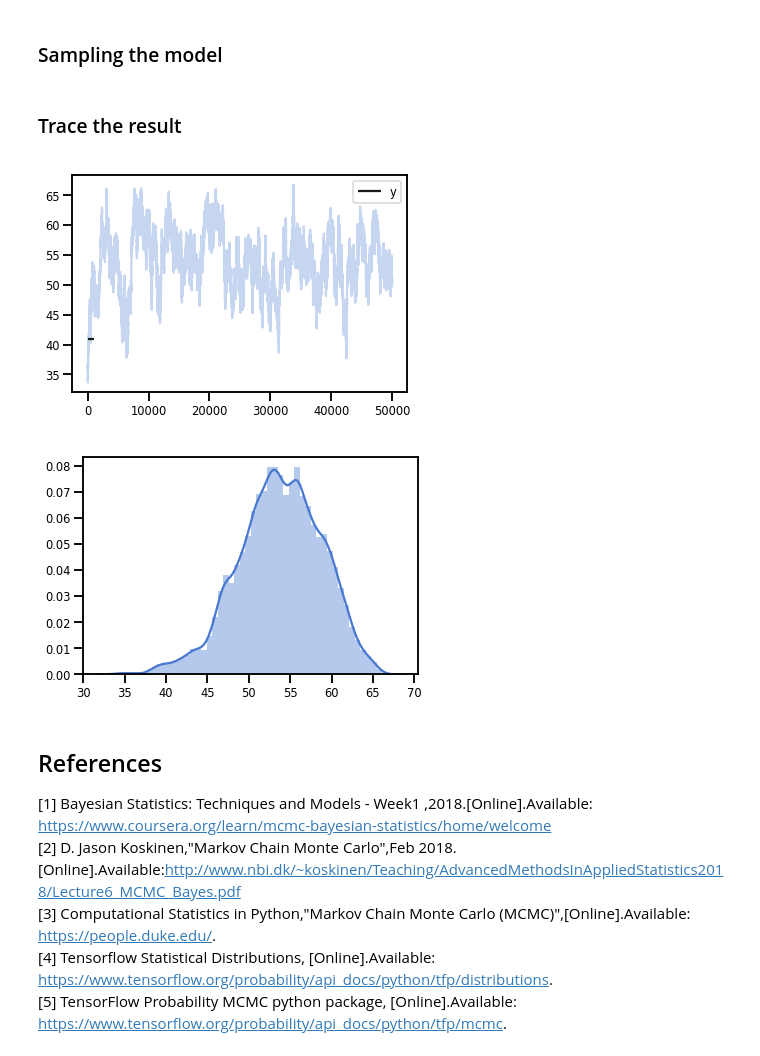
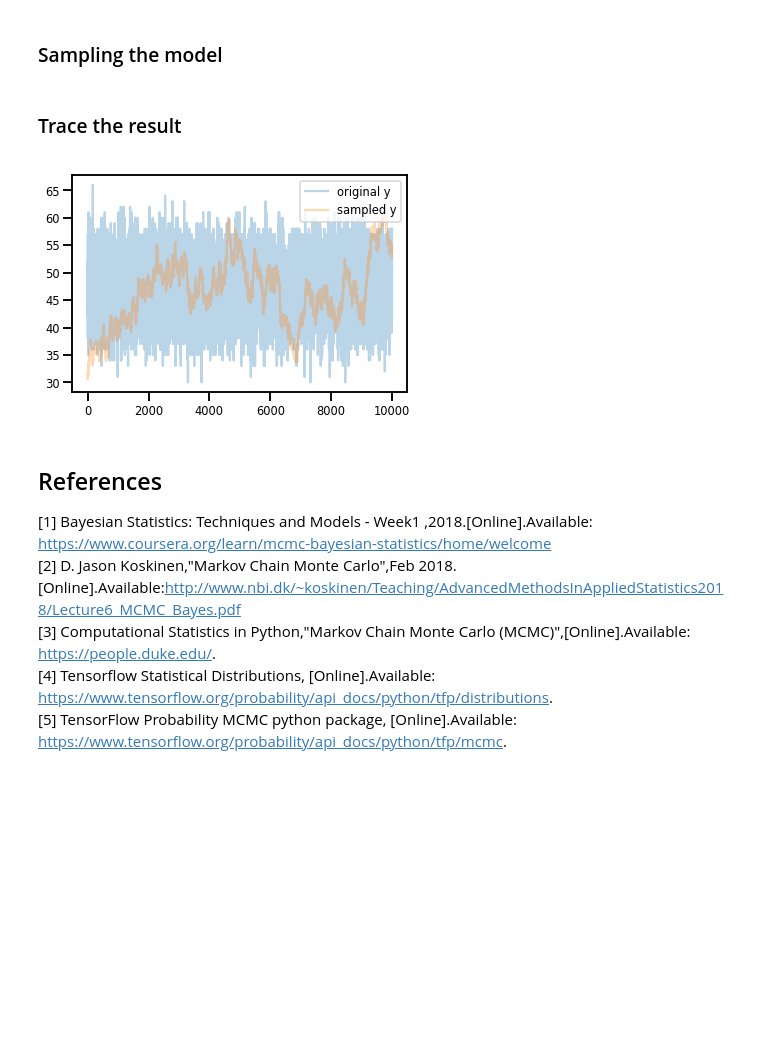
Before and after one commit to ShawnSerendipity/Probability-and-Machine-Learning-in-Tensorflow, a Jupyter notebook: 4.1 MCMC.ipynb, the cells around one changed output. Drawn from its saved outputs; the diff is of its cells as text; code cells hidden in the pictures; blank space fills up the shorter version.

```diff
--- a/4.1 MCMC.ipynb
+++ b/4.1 MCMC.ipynb
@@ -390,45 +400,40 @@ h = 61.
 alpha = 2.
 beta = 2.
 
+# define priors
 p = np.random.beta(alpha, beta)
-y = np.random.binomial(n, p)
-
-# define priors
-rv_p = tfd.Beta(alpha, beta).log_prob(h)
 
 # define likelihood
-rv_y = tfd.Binomial(total_count=n, probs=p).log_prob
+y = tfd.Binomial(total_count=n, probs=p)
+rv_y = y.log_prob
 # %% [markdown]
 ### Sampling the model
 # %%
 # Sampling likelihood
 states = tfp.mcmc.sample_chain(
-    num_results=5000,
-    num_burnin_steps=500,
+    num_results = 10000,
+    num_burnin_steps = 500,
     current_state = tf.zeros(1),
     kernel = tfp.mcmc.MetropolisHastings(
     tfp.mcmc.UncalibratedHamiltonianMonteCarlo(
-        target_log_prob_fn=rv_y,
-        step_size=0.1,
-        num_leapfrog_steps=3)),
-    trace_fn=None)
+        target_log_prob_fn = rv_y,
+        step_size = 0.1,
+        num_leapfrog_steps = 3)),
+    trace_fn = None)
 # %% [markdown]
-### Trace the result
+ ### Trace the result
-# %%
-# Trace plots
-plt.plot(states, alpha=.3)
-plt.hlines(y, 0, 1000, zorder=4, label="y")
-plt.legend(loc='upper right')
-plt.show()
-
-# Histogram of samples
-sns.distplot(states)
-ymax = plt.ylim()[1]
-plt.ylim(0, ymax)
-plt.show()
-# %% [output]
-[figure, removed]
-[figure, removed]
+# %%
+# Compare original value and sampled value
+original_y = y.sample(10000)
+sampled_y = states
+
+# Trace plots
+plt.plot(original_y, alpha=.3, label="original y")
+plt.plot(sampled_y, alpha=.3, label="sampled y")
+plt.legend(loc='upper right')
+plt.show()
+# %% [output]
+[figure, added]
 # %% [markdown]
 ## References
 
```
Also changed, not shown: parts of 12 cells of this notebook.
